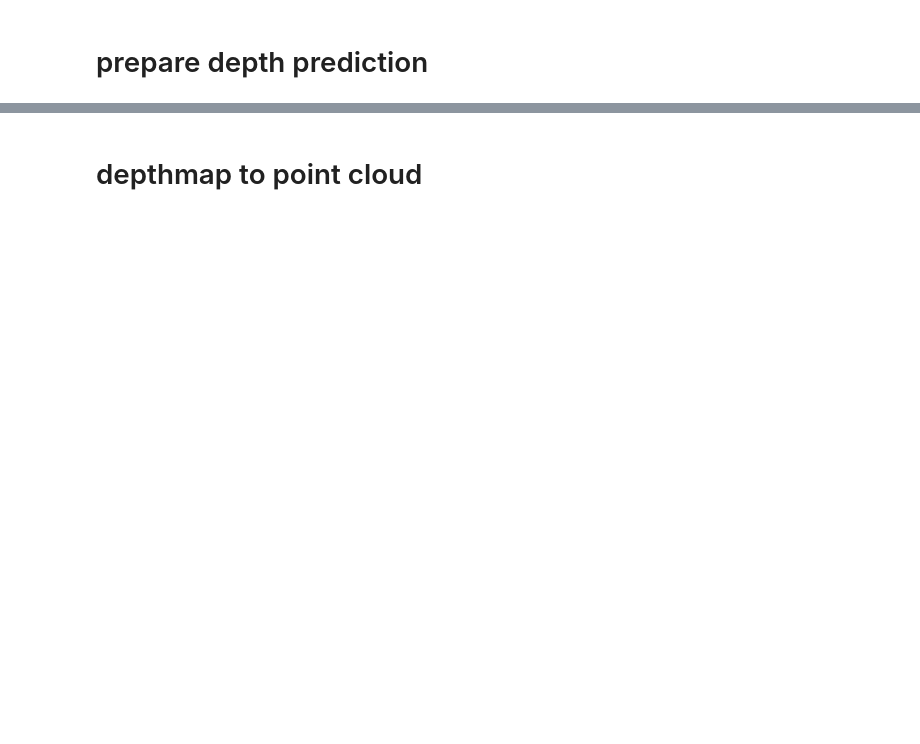
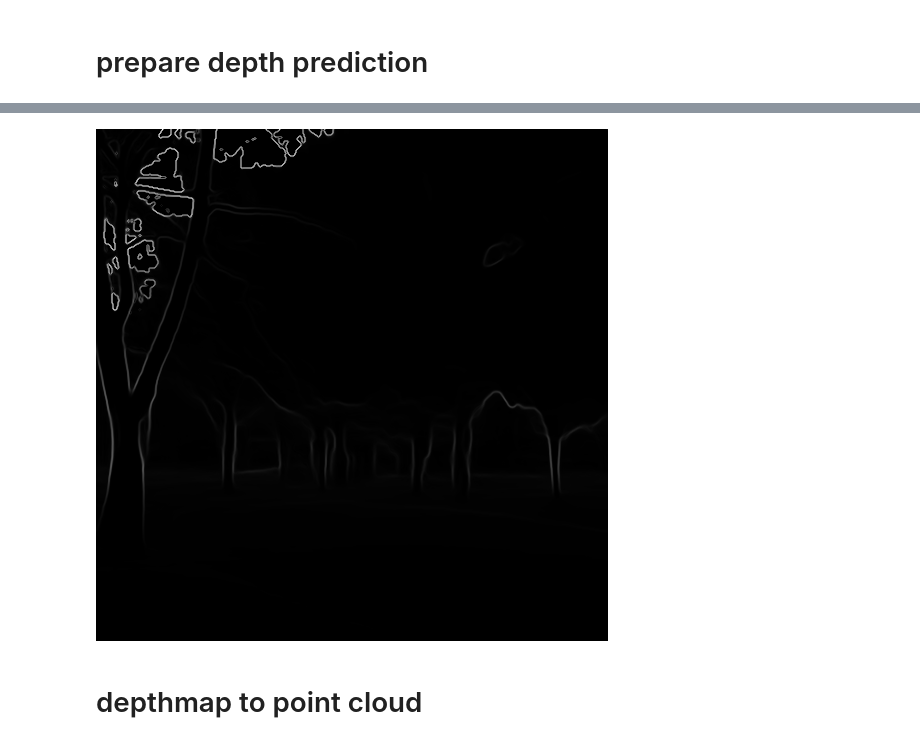
Before and after one commit to wukailu/latent-nerf, a Jupyter notebook: src/new_code.ipynb, the cells around one changed output, grey strips where cells are left out. Saved outputs shown, nothing was run; the diff lists cells and outputs as text; code cells hidden in the pictures; blank space fills up the shorter version.

```diff
--- a/src/new_code.ipynb
+++ b/src/new_code.ipynb
@@ -53,3 +64,18 @@ Image.fromarray(disp)
+# %%
+def calculate_depth_gradient(depth_map):
+    """
+    计算深度图梯度大小
+    """
+    # 计算梯度
+    gradient = np.gradient(depth_map)
+    gradient_mag = np.sqrt(np.sum(np.power(gradient, 2), axis=0))
+    return gradient_mag
+# %%
+grad_np = calculate_depth_gradient(depth)
+import cv2
+Image.fromarray(cv2.normalize(grad_np, None, alpha=0, beta=255, norm_type=cv2.NORM_MINMAX, dtype=cv2.CV_8U))
+# %% [output]
+[figure, added]
 # %% [markdown]
 # depthmap to point cloud
 # %%
```
Also changed, not shown: parts of 12 cells of this notebook.
